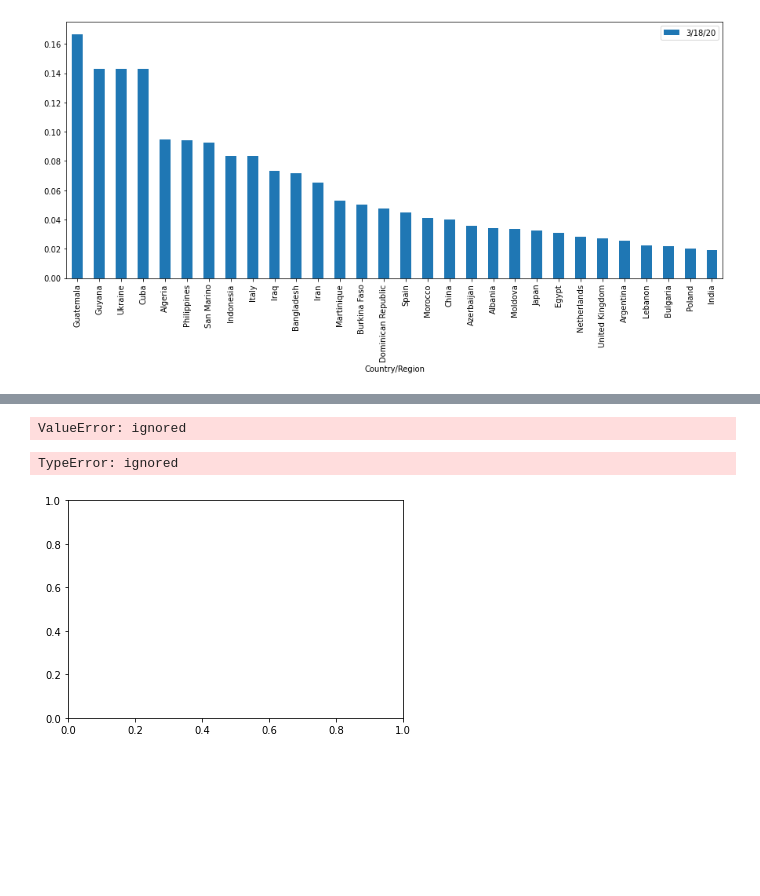
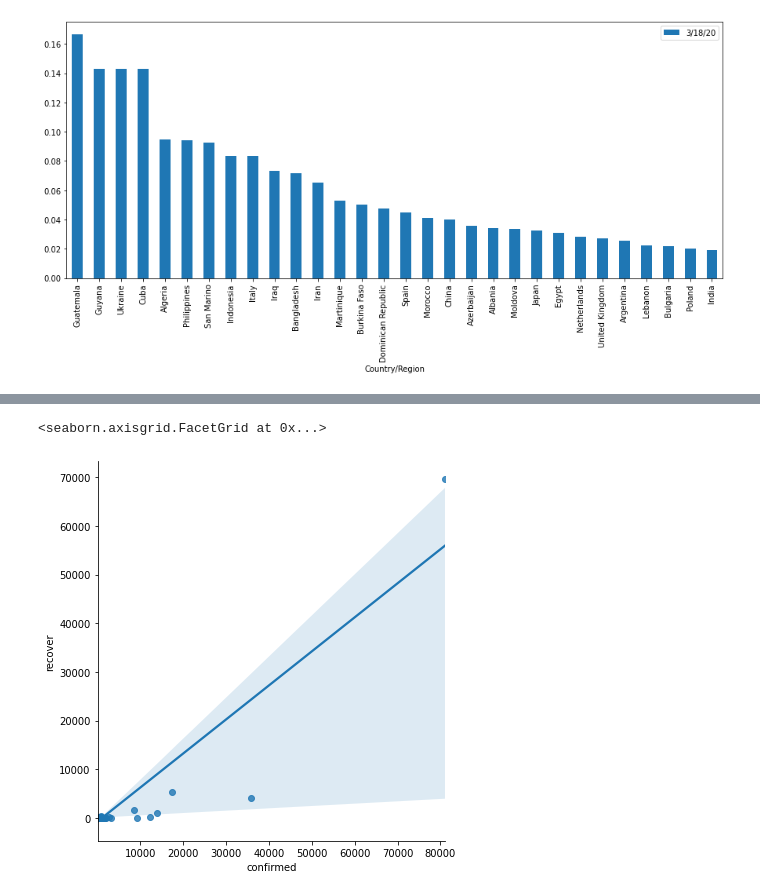
Before and after one commit to nathan-tw/COVID_mining, a Jupyter notebook: wuhan coronavirus.ipynb, the cells around one changed output, grey strips where cells are left out. Saved outputs shown, nothing was run; the diff lists cells and outputs as text; code cells hidden in the pictures; blank space fills up the shorter version.

```diff
--- a/wuhan coronavirus.ipynb
+++ b/wuhan coronavirus.ipynb
@@ -158,2 +160,2 @@ deathRate[:30].plot.bar(figsize=(15, 6))
 # %%
-death_recover = pd.concat([deathRate['3/18/20'].rename('deathRate'), recoverRate['3/18/20'].rename('recoverRate')], axis=1, sort=True).dropna(how='any')
+conf_rec = pd.concat([rec['3/18/20'].rename('recover'), conf['3/18/20'].rename('confirmed')], axis=1, sort=True).dropna(how='any')
@@ -170,10 +162,6 @@ y = death_recover.deathRate
-# %%
-regr = LinearRegression()
-regr.fit(x, y)
-# %% [output]
-ValueError: ignored
-# %%
-plt.plot(regr)
-# %% [output]
-TypeError: ignored
-[figure, removed]
+# %%
+import seaborn # pip install seaborn
+seaborn.lmplot(x='confirmed', y='recover', data=conf_rec, height=6)
+# %% [output]
+<seaborn.axisgrid.FacetGrid at 0x...>
+[figure, added]
```
Also changed, not shown: parts of 12 cells of this notebook.
